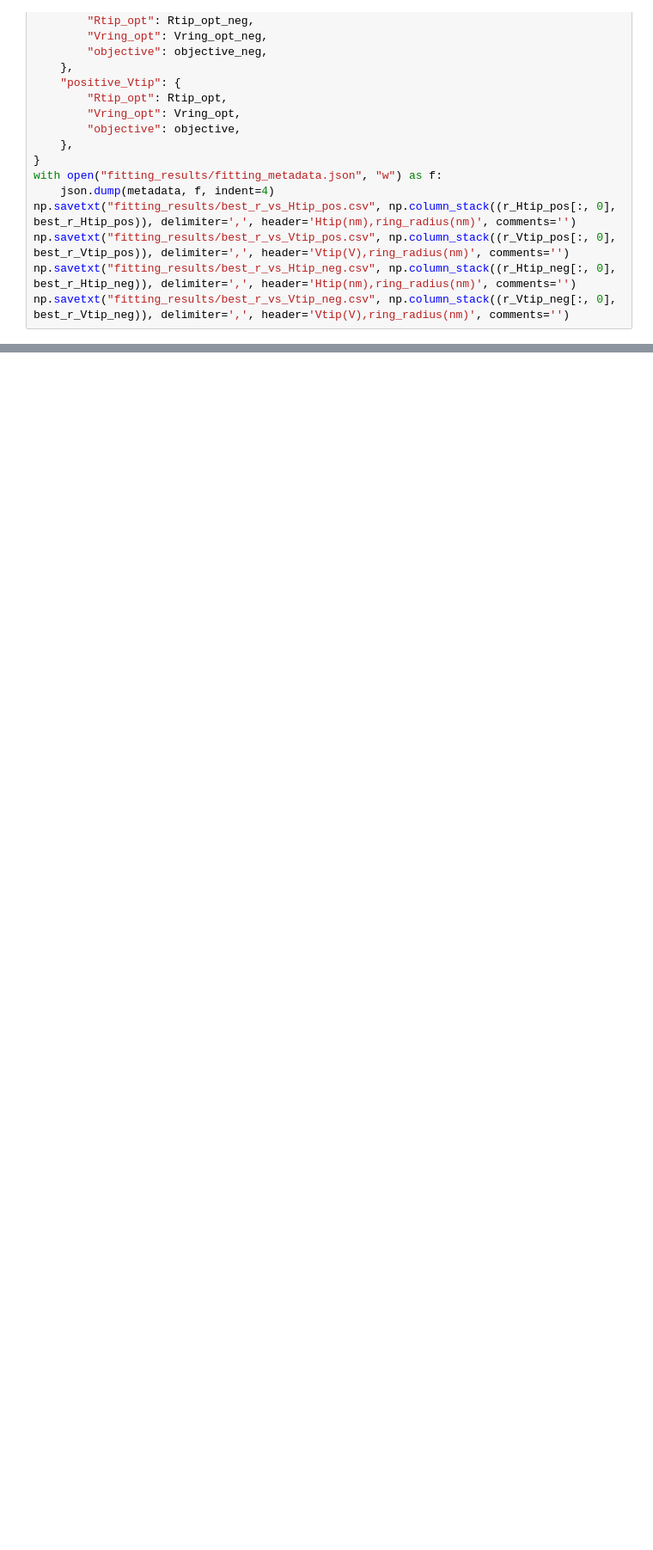
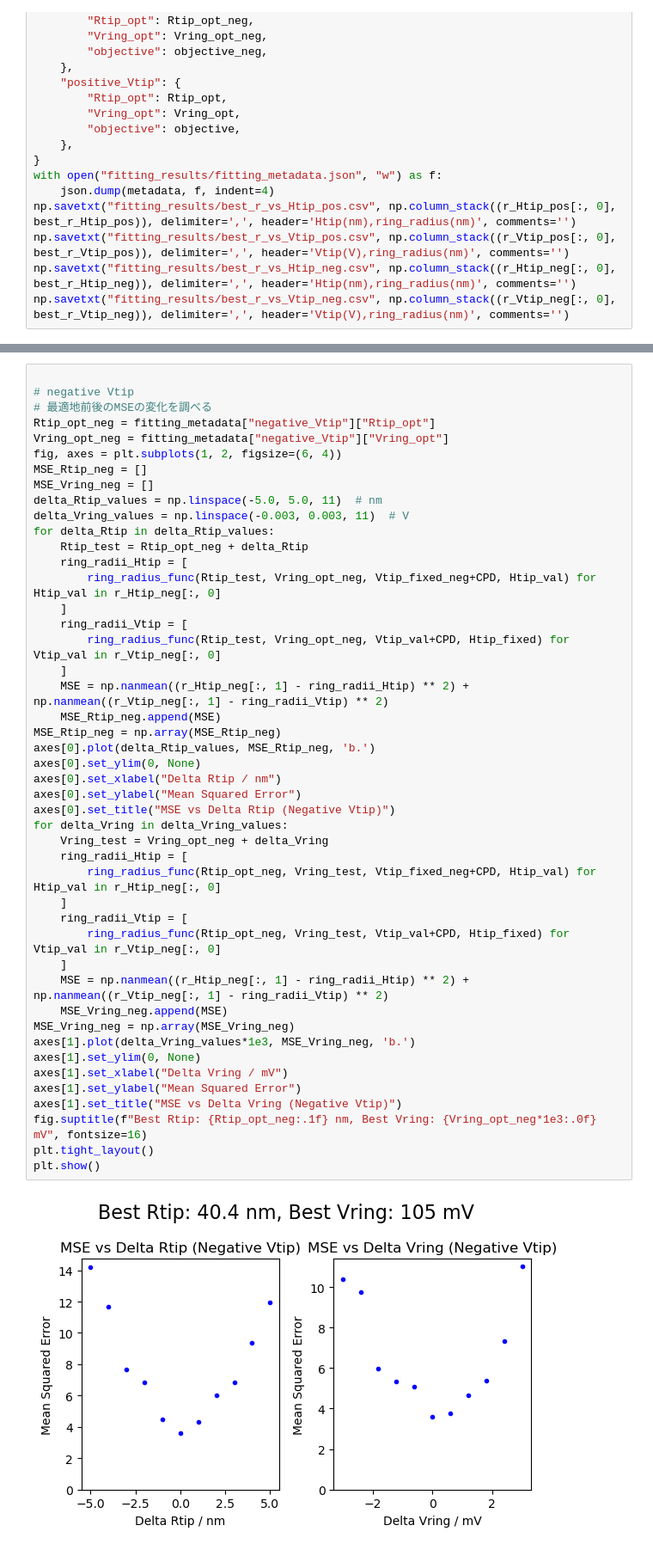
Before and after one commit to Mizuki-OHASHI/charge-ring, a Jupyter notebook: NGSpy/example.ipynb, the cells around one changed output, grey strips where cells are left out. Shown: that part at 86% size. Cells and saved outputs as stored; diff of their text form; blank space fills up the shorter version.

```diff
--- a/NGSpy/example.ipynb
+++ b/NGSpy/example.ipynb
@@ -300,0 +499,48 @@ np.savetxt("fitting_results/best_r_vs_Vtip_neg.csv", np.column_stack((r_Vtip_neg
+# %%
+
+# negative Vtip
+# 最適地前後のMSEの変化を調べる
+Rtip_opt_neg = fitting_metadata["negative_Vtip"]["Rtip_opt"]
+Vring_opt_neg = fitting_metadata["negative_Vtip"]["Vring_opt"]
+fig, axes = plt.subplots(1, 2, figsize=(6, 4))
+MSE_Rtip_neg = []
+MSE_Vring_neg = []
+delta_Rtip_values = np.linspace(-5.0, 5.0, 11)  # nm
+delta_Vring_values = np.linspace(-0.003, 0.003, 11)  # V
+for delta_Rtip in delta_Rtip_values:
+    Rtip_test = Rtip_opt_neg + delta_Rtip
+    ring_radii_Htip = [
+        ring_radius_func(Rtip_test, Vring_opt_neg, Vtip_fixed_neg+CPD, Htip_val) for Htip_val in r_Htip_neg[:, 0]
+    ]
+    ring_radii_Vtip = [
+        ring_radius_func(Rtip_test, Vring_opt_neg, Vtip_val+CPD, Htip_fixed) for Vtip_val in r_Vtip_neg[:, 0]
+    ]
+    MSE = np.nanmean((r_Htip_neg[:, 1] - ring_radii_Htip) ** 2) + np.nanmean((r_Vtip_neg[:, 1] - ring_radii_Vtip) ** 2)
+    MSE_Rtip_neg.append(MSE)
+MSE_Rtip_neg = np.array(MSE_Rtip_neg)
+axes[0].plot(delta_Rtip_values, MSE_Rtip_neg, 'b.')
+axes[0].set_ylim(0, None)
+axes[0].set_xlabel("Delta Rtip / nm")
+axes[0].set_ylabel("Mean Squared Error")
+axes[0].set_title("MSE vs Delta Rtip (Negative Vtip)")
+for delta_Vring in delta_Vring_values:
+    Vring_test = Vring_opt_neg + delta_Vring
+    ring_radii_Htip = [
+        ring_radius_func(Rtip_opt_neg, Vring_test, Vtip_fixed_neg+CPD, Htip_val) for Htip_val in r_Htip_neg[:, 0]
+    ]
+    ring_radii_Vtip = [
+        ring_radius_func(Rtip_opt_neg, Vring_test, Vtip_val+CPD, Htip_fixed) for Vtip_val in r_Vtip_neg[:, 0]
+    ]
+    MSE = np.nanmean((r_Htip_neg[:, 1] - ring_radii_Htip) ** 2) + np.nanmean((r_Vtip_neg[:, 1] - ring_radii_Vtip) ** 2)
+    MSE_Vring_neg.append(MSE)
+MSE_Vring_neg = np.array(MSE_Vring_neg)
+axes[1].plot(delta_Vring_values*1e3, MSE_Vring_neg, 'b.')
+axes[1].set_ylim(0, None)
+axes[1].set_xlabel("Delta Vring / mV")
+axes[1].set_ylabel("Mean Squared Error")
+axes[1].set_title("MSE vs Delta Vring (Negative Vtip)")
+fig.suptitle(f"Best Rtip: {Rtip_opt_neg:.1f} nm, Best Vring: {Vring_opt_neg*1e3:.0f} mV", fontsize=16)
+plt.tight_layout()
+plt.show()
+# %% [output]
+[figure, added]
```
Also changed, not shown: parts of 6 cells of this notebook, 6 other files.
